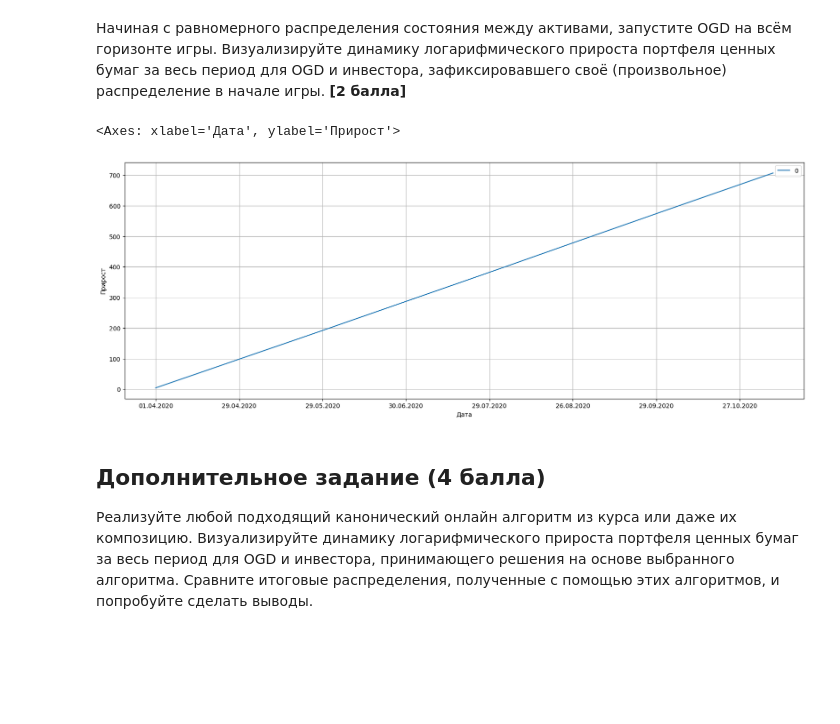
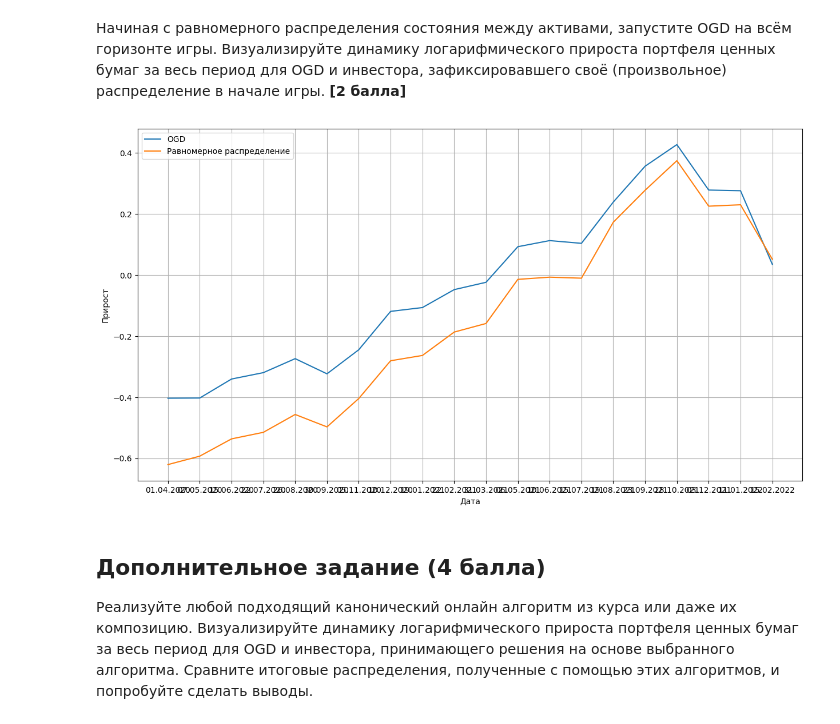
Before and after one commit to Nshtk/TPR, a Jupyter notebook: collab/tpr_lab2.ipynb, the cells around one changed output. Saved outputs shown, nothing was run; the diff lists cells and outputs as text; code cells hidden in the pictures; blank space fills up the shorter version.

```diff
--- a/collab/tpr_lab2.ipynb
+++ b/collab/tpr_lab2.ipynb
@@ -212,16 +212,30 @@ def onlineGradientDescent(parameter, eps):
 Начиная с равномерного распределения состояния между активами, запустите OGD на всём горизонте игры. Визуализируйте динамику логарифмического прироста портфеля ценных бумаг за весь период для OGD и инвестора, зафиксировавшего своё (произвольное) распределение в начале игры. **[2 балла]**
 # %%
 # красивая визуализация на графике с подписями и адекватным масштабом
-tickers_data_prices=None
+tickers_data_prices = None
 for k in tickers_data:
-    tickers_data_prices=pd.concat([tickers_data_prices, tickers_data[k][k]], axis=1).dropna()
+    tickers_data_prices = pd.concat([tickers_data_prices, tickers_data[k][k]], axis=1).dropna()
 
-tickers_data_prices.loc[503]=tickers_data_prices.loc[499]
-results_ogd=pd.concat([tickers_data["RASP"]["Дата"], np.log(np.cumprod(np.sum(onlineGradientDescent(0.01, 1e-8)*tickers_data_prices, axis=1)))], axis=1)
-results_ogd.replace([np.inf, -np.inf], np.nan).dropna().plot(x="Дата", kind='line', xlabel="Дата", ylabel="Прирост", figsize=(20, 7), grid=True)
+tickers_data_prices.loc[503] = tickers_data_prices.loc[499]
+
+ogd_weights = onlineGradientDescent(0.01, 1e-8)
+ogd_portfolio = np.sum(ogd_weights * tickers_data_prices, axis=1)
+ogd_log_returns = np.log(ogd_portfolio / ogd_portfolio[0])
+
+fixed_weights = np.array([0.2, 0.1, 0.1, 0.3, 0.2, 0.1])
+fixed_portfolio = np.sum(fixed_weights * tickers_data_prices, axis=1)
+fixed_log_returns = np.log(fixed_portfolio / fixed_portfolio[0])
+
+plt.figure(figsize=(15, 8))
+plt.plot(tickers_data["RASP"]["Дата"].iloc[:-5:25], ogd_log_returns.iloc[:-5:25], label="OGD")
+plt.plot(tickers_data["RASP"]["Дата"].iloc[:-5:25], fixed_log_returns.iloc[:-5:25], label="Равномерное распределение")
+plt.xlabel("Дата")
+plt.ylabel("Прирост")
+plt.legend()
+plt.grid()
+plt.show()
 # %% [output]
-<Axes: xlabel='Дата', ylabel='Прирост'>
-[figure, old version]
+[figure, new version]
 # %% [markdown]
 ## Дополнительное задание (4 балла)
 
```
Also changed, not shown: parts of 5 cells of this notebook.
